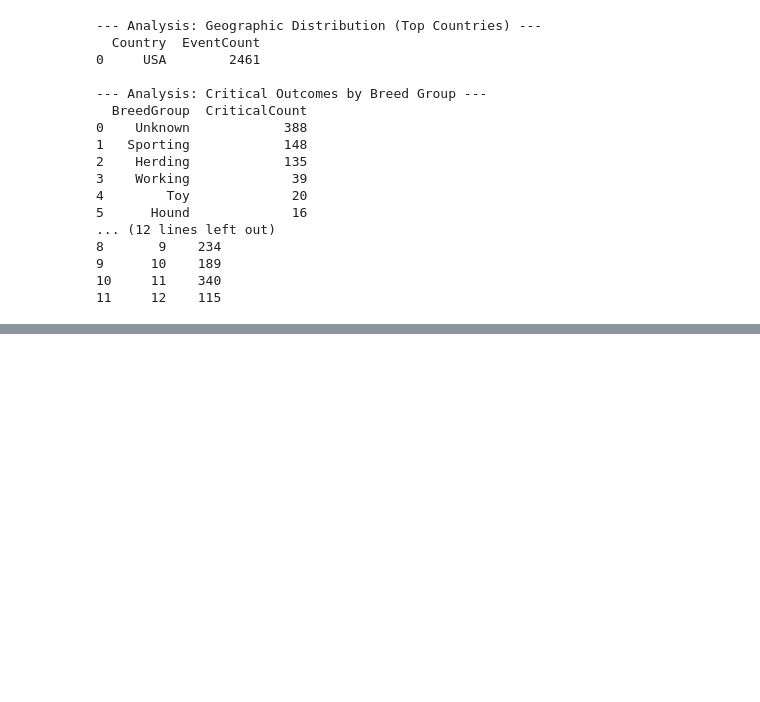
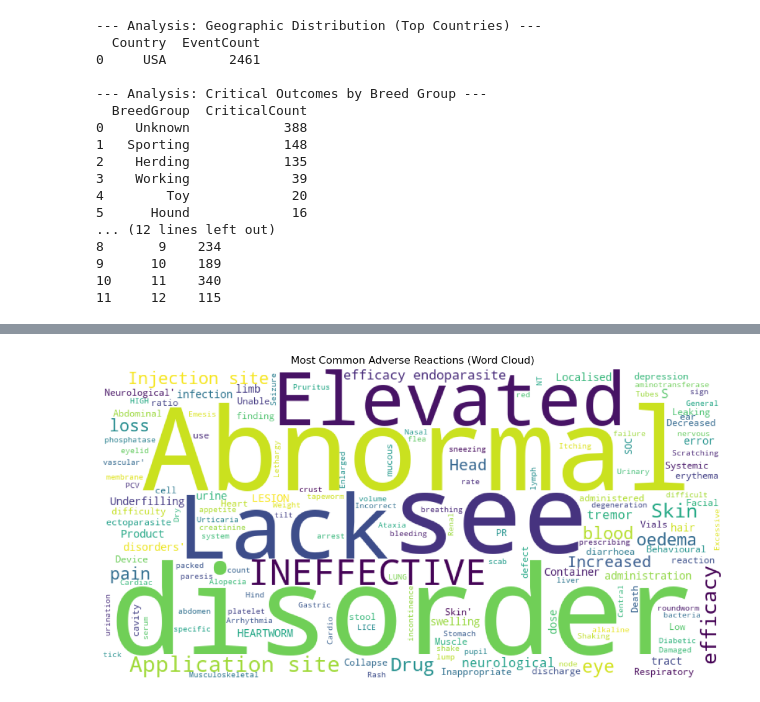
Before and after one commit to MK-Dev-Coder/BUSINESS-INTELLIGENCE-Project, a Jupyter notebook: notebooks/etl_pipeline.ipynb, the cells around one changed output, grey strips where cells are left out. Cells and saved outputs as stored; diff of their text form; code cells hidden in the pictures; blank space fills up the shorter version.

Commit message:
Fix Text Analytics: Handle empty data, correct reaction extraction, and fix WordCloud numpy issue

```diff
--- a/notebooks/etl_pipeline.ipynb
+++ b/notebooks/etl_pipeline.ipynb
@@ -643,7 +643,8 @@ for index, row in df_enriched.iterrows():
         reactions_list = row.get('reaction', [])
         if isinstance(reactions_list, list):
             for r in reactions_list:
-                r_name = r.get('name', 'Unknown')
+                # FIX: Use 'veddra_term_name' instead of 'name' for FDA reaction descriptions
+                r_name = r.get('veddra_term_name', 'Unknown')
 
                 # Get Reaction Key
                 cursor.execute("SELECT ReactionKey FROM DimReaction WHERE ReactionName = ?", (r_name,))
@@ -754,0 +774,77 @@ conn.close()
+# %%
+# Phase 4 (Bonus): Text Analytics
+
+import matplotlib.pyplot as plt
+from wordcloud import WordCloud, STOPWORDS
+from collections import Counter
+import re
+import sqlite3
+
+# Connect to Database
+# Ensure DB_PATH is defined (it should be from previous cells)
+if 'DB_PATH' not in locals():
+    DB_PATH = '../data/veterinary_dw.db'
+
+conn = sqlite3.connect(DB_PATH)
+cursor = conn.cursor()
+
+# 1. Fetch Unstructured Text Data
+print("Fetching reaction descriptions for Text Analytics...")
+try:
+    cursor.execute("SELECT ReactionName FROM DimReaction")
+    reactions = cursor.fetchall()
+except sqlite3.OperationalError:
+    print("⚠️ Error: DimReaction table not found. Please run the ETL pipeline (Cells 9-11) first.")
+    reactions = []
+finally:
+    conn.close()
+
+# Flatten list of tuples to a single string
+text_data = " ".join([str(r[0]) for r in reactions if r[0]])
+
+if not reactions or not text_data.strip():
+    print("⚠️ No reaction data found to analyze.")
+    print("Please ensure you have run the 'Load' steps (Cells 10 & 11) to populate the database.")
+else:
+    # 2. Tokenization and Cleaning
+    # Use standard stopwords + domain specific ones (like 'nos' = Not Otherwise Specified)
+    stop_words = set(STOPWORDS)
+    stop_words.update(["nos", "specified", "unknown", "animal", "veterinary", "clinical"])
+
+    # Pre-check for valid words to give better feedback
+    words = re.findall(r'\w+', text_data.lower())
+    filtered_words = [w for w in words if w not in stop_words and len(w) > 2]
+
+    if not filtered_words:
+        print(f"⚠️ No valid words found for Word Cloud after filtering stop words.")
+        print(f"Raw text data sample: {text_data[:100]!r}")
+        print("Please run the ETL pipeline (Cells 10 & 11) to populate the database with real data.")
+    else:
+        # Generate Word Cloud
+        print(f"Generating Word Cloud from {len(reactions)} unique reactions...")
+
+        try:
+            wordcloud = WordCloud(width=800, height=400,
+                                background_color='white',
+                                stopwords=stop_words,
+                                min_font_size=10).generate(text_data)
+
+            # 3. Display Visualization
+            plt.figure(figsize=(10, 5), facecolor=None)
+            # FIX: Use .to_image() to avoid numpy compatibility issue
+            plt.imshow(wordcloud.to_image())
+            plt.axis("off")
+            plt.tight_layout(pad=0)
+            plt.title("Most Common Adverse Reactions (Word Cloud)")
+            plt.show()
+
+            # 4. Frequency Analysis
+            word_counts = Counter(filtered_words)
+
+            print("\n--- Top 10 Most Frequent Terms ---")
+            for word, count in word_counts.most_common(10):
+                print(f"{word.title()}: {count}")
+
+        except ValueError as e:
+            print(f"⚠️ Word Cloud Error: {e}")
+# %% [output]
@@ -754,0 +853 @@ conn.close()
+[figure, added]
```
Also changed, not shown: parts of 3 cells of this notebook.
